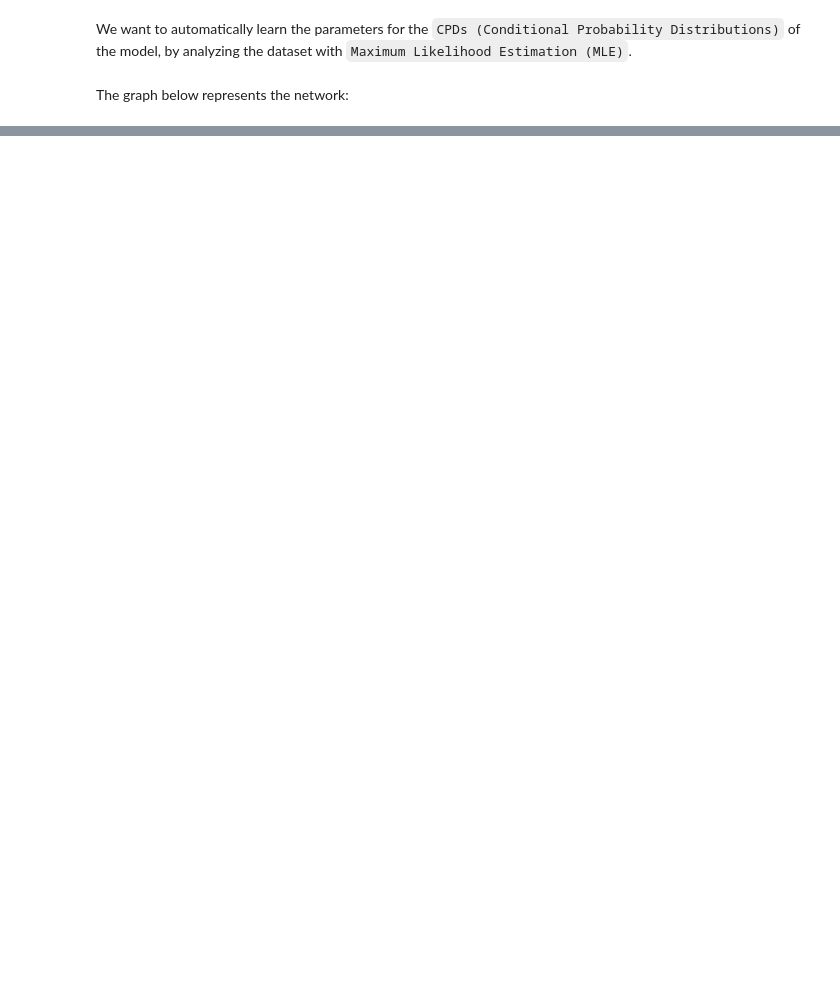
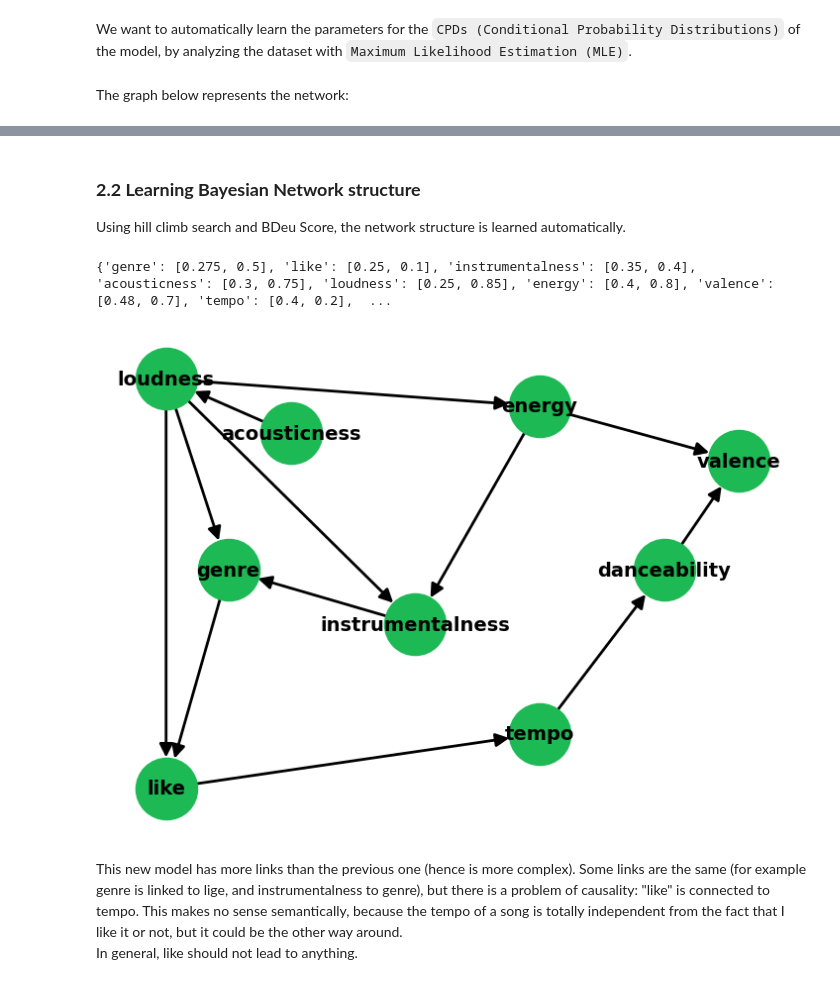
Before and after one commit to danielenapo/Bayesify, a Jupyter notebook: Bayesify.ipynb, the cells around one changed output, grey strips where cells are left out. Drawn from its saved outputs; the diff is of its cells as text; code cells hidden in the pictures; blank space fills up the shorter version.

```diff
--- a/Bayesify.ipynb
+++ b/Bayesify.ipynb
@@ -411,0 +123,22 @@ There is a 90.59% chance that I will like 'Pyramid Song' by 'Radiohead'
+# %% [markdown]
+### <b>2.2 Learning Bayesian Network structure </b> <a class="anchor" id="22-learning-bayesian-network-structure"></a>
+Using hill climb search and BDeu Score, the network structure is learned automatically.
+# %%
+from pgmpy.estimators import HillClimbSearch
+from pgmpy.estimators import BDeuScore
+#create dag instance from custom_model
+
+#hill climb search
+hc = HillClimbSearch(data)
+best_model = hc.estimate(scoring_method=BDeuScore(data), show_progress=False,  fixed_edges=custom_dag.edges )
+#fit model and print
+hc_model=BayesianNetwork(best_model.edges())
+hc_model.fit(data, estimator=MaximumLikelihoodEstimator)
+hc_pos= {'genre': [0.275, 0.5], 'like': [0.25, 0.1], 'instrumentalness': [0.35, 0.4], 'acousticness': [0.3, 0.75], 'loudness': [0.25, 0.85], 'energy': [0.4, 0.8],
+          'valence': [0.48, 0.7], 'tempo': [0.4, 0.2], 'danceability': [0.45, 0.5]}
+print_network(best_model, hc_pos)
+# %% [output]
+{'genre': [0.275, 0.5], 'like': [0.25, 0.1], 'instrumentalness': [0.35, 0.4], 'acousticness': [0.3, 0.75], 'loudness': [0.25, 0.85], 'energy': [0.4, 0.8], 'valence': [0.48, 0.7], 'tempo': [0.4, 0.2],  ...
+[figure, added]
+# %% [markdown]
+This new model has more links than the previous one (hence is more complex). Some links are the same (for example genre is linked to lige, and instrumentalness to genre), but there is a problem of causality: "like" is connected to tempo. This makes no sense semantically, because the tempo of a song is totally independent from the fact that I like it or not, but it could be the other way around.<br> In general, like should not lead to anything.
```
Also changed, not shown: parts of 69 cells of this notebook, 6 other files.
